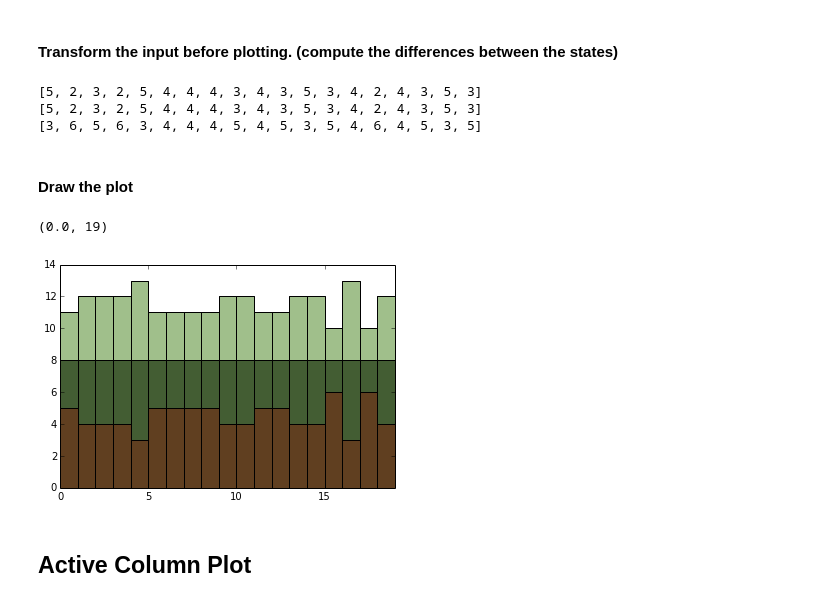
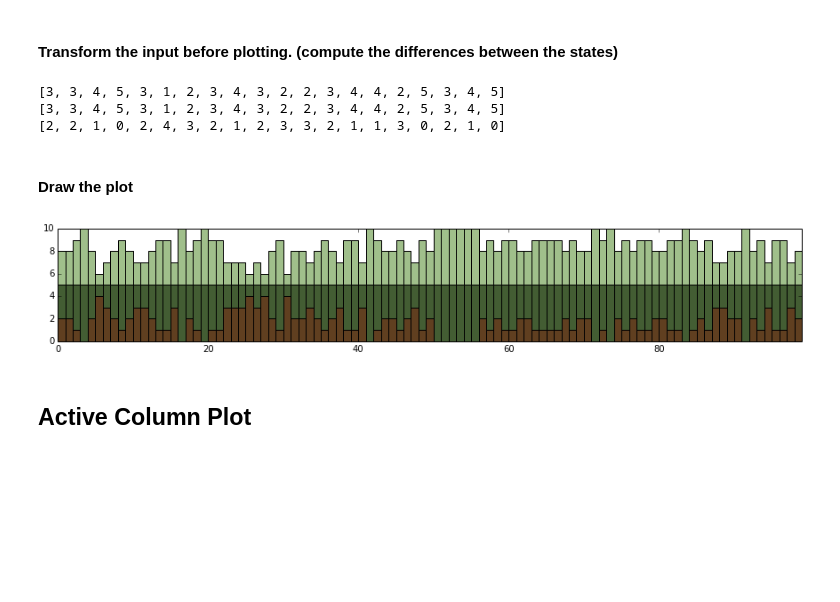
Before and after one commit to rhuairahrighairidh/nitpick, a Jupyter notebook: MainCode.ipynb, the cells around one changed output. Drawn from its saved outputs; the diff is of its cells as text; code cells hidden in the pictures; blank space fills up the shorter version.

Commit message:
Fix plotting aspect ratios and a bit of tidying

```diff
--- a/MainCode.ipynb
+++ b/MainCode.ipynb
@@ -186,0 +169,3 @@ array([[75,  2, 32,  4, 35,  9, 78, 13],
+# %%
+h = History()
+activeColumns = np.asarray(h.activeColumns())
@@ -199,7 +197,7 @@ turnOns=[]
 turnOffs=[]
 stayOns=[]
 
-for inputPair in pairwise(sparseInput):
+for inputPair in pairwise(activeColumns):
     numberThatTurnOn = len(np.setdiff1d(*inputPair))
     numberThatTurnOff = len(np.setdiff1d(*inputPair)) # "remove from arr1 all the elements that are also in arr2"
     numberThatStayOn = len(np.intersect1d(*inputPair))
@@ -207,13 +205,13 @@ for inputPair in pairwise(sparseInput):
     turnOffs.append(numberThatTurnOff)
     stayOns.append(numberThatStayOn)
 # %%
-print turnOns
-print turnOffs
-print stayOns
+print turnOns[:20]
+print turnOffs[:20]
+print stayOns[:20]
 # %% [output]
-[5, 2, 3, 2, 5, 4, 4, 4, 3, 4, 3, 5, 3, 4, 2, 4, 3, 5, 3]
-[5, 2, 3, 2, 5, 4, 4, 4, 3, 4, 3, 5, 3, 4, 2, 4, 3, 5, 3]
-[3, 6, 5, 6, 3, 4, 4, 4, 5, 4, 5, 3, 5, 4, 6, 4, 5, 3, 5]
+[3, 3, 4, 5, 3, 1, 2, 3, 4, 3, 2, 2, 3, 4, 4, 2, 5, 3, 4, 5]
+[3, 3, 4, 5, 3, 1, 2, 3, 4, 3, 2, 2, 3, 4, 4, 2, 5, 3, 4, 5]
+[2, 2, 1, 0, 2, 4, 3, 2, 1, 2, 3, 3, 2, 1, 1, 3, 0, 2, 1, 0]
 # %% [markdown]
 #### Draw the plot
 # %%
@@ -223,15 +221,19 @@ darkGreen = np.array([67,93,51])/255.0
 lightGreen = np.array([160,191,139])/255.0
 # %%
 (figure,axes) = plt.subplots()
-xPositionsOfBars = np.arange(sparseInput.shape[0]-1)
+#Set the bars so that the edges lie on whole numbers - to emphasise that that each bar shows the difference between consecutive states
+xPositionsOfBars = np.arange(activeColumns.shape[0]-1)
 axes.bar(xPositionsOfBars,stayOns, width=1, color=darkOrange)
 axes.bar(xPositionsOfBars,turnOns, width=1, color=darkGreen, bottom=stayOns)
 axes.bar(xPositionsOfBars,turnOffs, width=1, color=lightGreen, bottom=[stayOns[j] +turnOns[j] for j in range(len(stayOns))])
 #get rid of annoying gap at the end
 axes.set_xlim(right=xPositionsOfBars[-1]+1)
+#set the tallest column to a set aspec ratio (actually uses the maximum of the y axis, not the maximum column height)
+barScreenAspectRatio=15
+axes.set_aspect(barScreenAspectRatio/axes.get_ylim()[1])
+figure.set_size_inches(15,7)
 # %% [output]
-(0.0, 19)
-[figure, old version]
+[figure, new version]
 # %% [markdown]
 ## Active Column Plot
 # %% [markdown]
```
Also changed, not shown: parts of 8 cells of this notebook.
